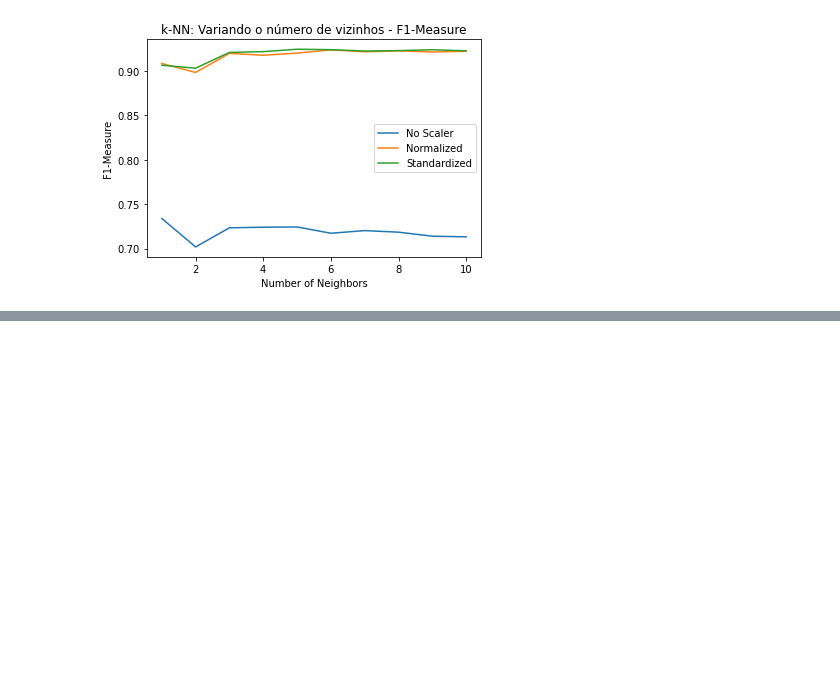
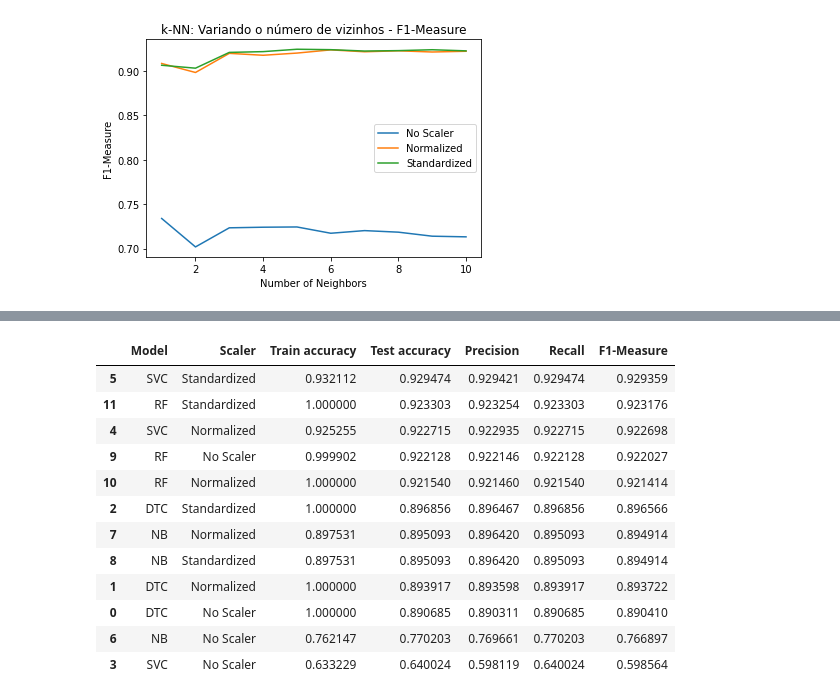
Before and after one commit to ruanfelipe7/machine_learning_activities, a Jupyter notebook: Trabalho1/Trabalho_01.ipynb, the cells around one changed output, grey strips where cells are left out. Cells and saved outputs as stored; diff of their text form; code cells hidden in the pictures; blank space fills up the shorter version.

```diff
--- a/Trabalho1/Trabalho_01.ipynb
+++ b/Trabalho1/Trabalho_01.ipynb
@@ -228,0 +258,6 @@ for metric in metrics:
+# %%
+novos_modelos = {}
+novos_modelos['DTC'] = { 'model': tree.DecisionTreeClassifier() }
+novos_modelos['SVC'] = { 'model': svm.SVC() }
+novos_modelos['NB'] = { 'model':  naive_bayes.GaussianNB() }
+novos_modelos['RF'] = { 'model': ensemble.RandomForestClassifier() }
@@ -228,0 +316,17 @@ for metric in metrics:
+# %%
+resultados_novos_modelos = pd.DataFrame(results)
+resultados_novos_modelos.sort_values(by='Test accuracy', ascending=False)
+# %% [output]
+|  | Model | Scaler | Train accuracy | Test accuracy | Precision | Recall | F1-Measure |
+| 5 | SVC | Standardized | 0.932112 | 0.929474 | 0.929421 | 0.929474 | 0.929359 |
+| 11 | RF | Standardized | 1.000000 | 0.923303 | 0.923254 | 0.923303 | 0.923176 |
+| 4 | SVC | Normalized | 0.925255 | 0.922715 | 0.922935 | 0.922715 | 0.922698 |
+| 9 | RF | No Scaler | 0.999902 | 0.922128 | 0.922146 | 0.922128 | 0.922027 |
+| 10 | RF | Normalized | 1.000000 | 0.921540 | 0.921460 | 0.921540 | 0.921414 |
+| 2 | DTC | Standardized | 1.000000 | 0.896856 | 0.896467 | 0.896856 | 0.896566 |
+| 7 | NB | Normalized | 0.897531 | 0.895093 | 0.896420 | 0.895093 | 0.894914 |
+| 8 | NB | Standardized | 0.897531 | 0.895093 | 0.896420 | 0.895093 | 0.894914 |
+| 1 | DTC | Normalized | 1.000000 | 0.893917 | 0.893598 | 0.893917 | 0.893722 |
+| 0 | DTC | No Scaler | 1.000000 | 0.890685 | 0.890311 | 0.890685 | 0.890410 |
+| 6 | NB | No Scaler | 0.762147 | 0.770203 | 0.769661 | 0.770203 | 0.766897 |
+| 3 | SVC | No Scaler | 0.633229 | 0.640024 | 0.598119 | 0.640024 | 0.598564 |
```
Also changed, not shown: parts of 5 cells of this notebook.
